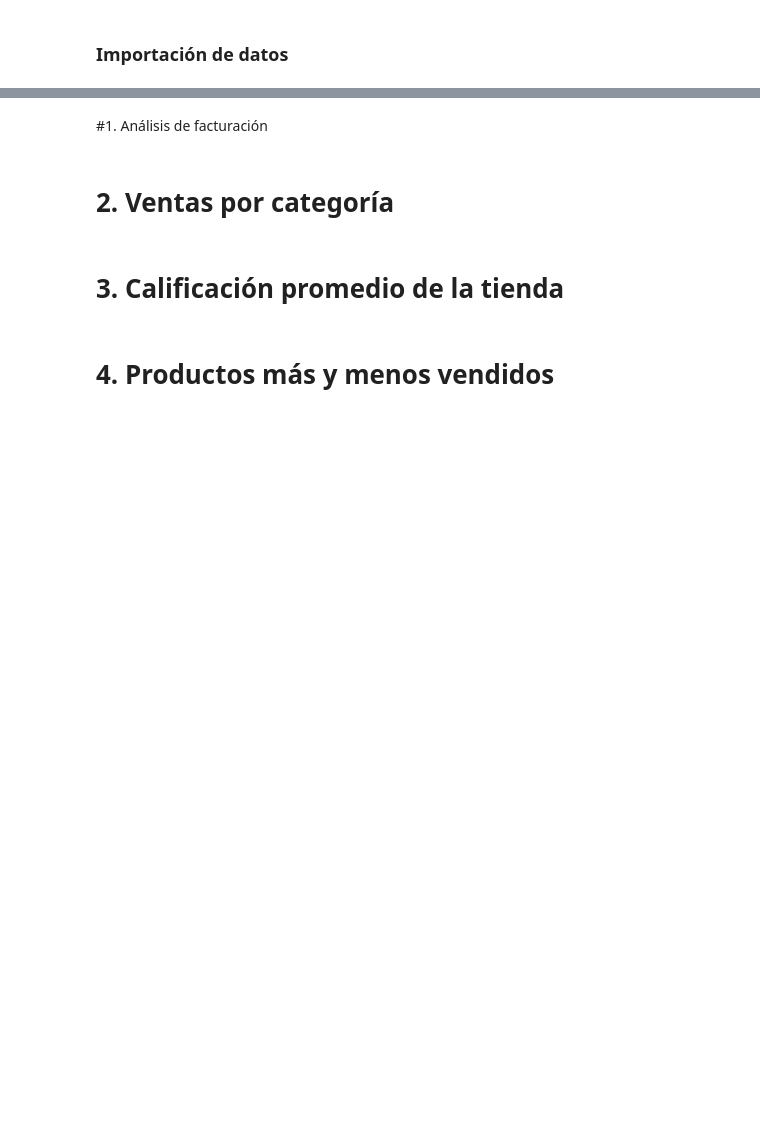
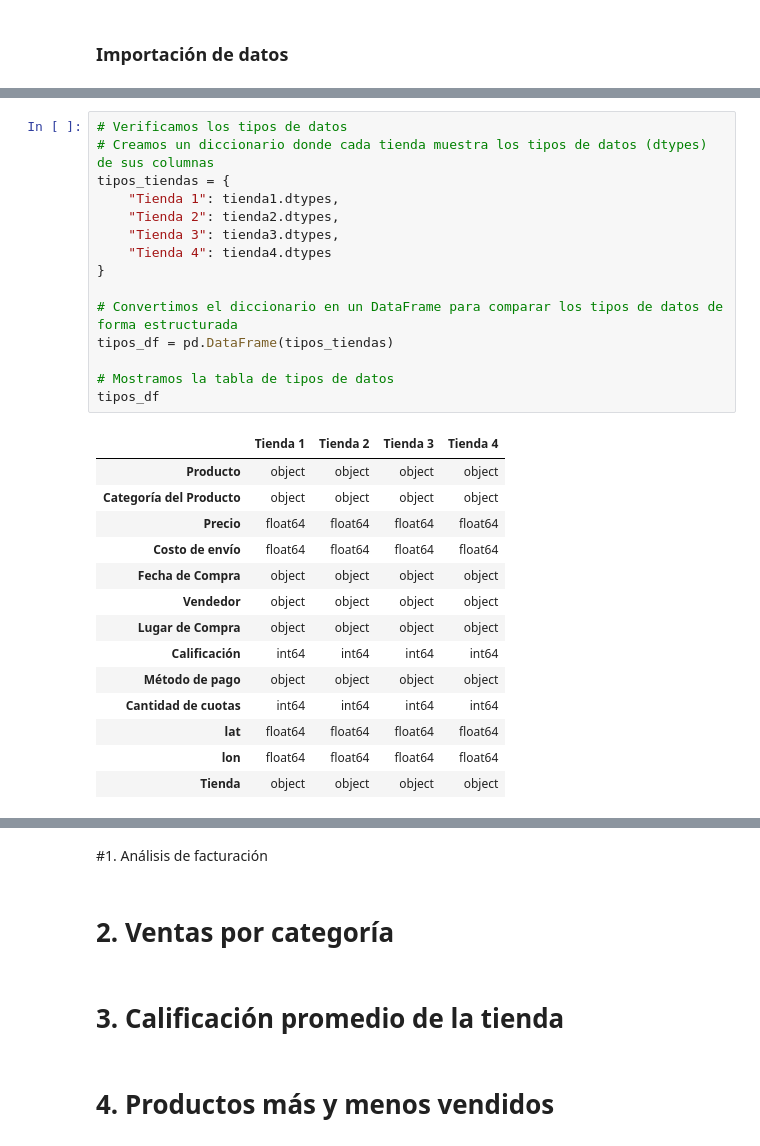
Before and after one commit to PaoloVerCoquimbo/Challenge_1_DataLover_Alura_Oracle_OneG9_08112025, a Jupyter notebook: AluraStoreLatam.ipynb, the cells around one changed output, grey strips where cells are left out. Saved outputs shown, nothing was run; the diff lists cells and outputs as text; blank space fills up the shorter version.

```diff
--- a/AluraStoreLatam.ipynb
+++ b/AluraStoreLatam.ipynb
@@ -25,0 +70,30 @@ tienda.head()
+# %%
+# Verificamos los tipos de datos
+# Creamos un diccionario donde cada tienda muestra los tipos de datos (dtypes) de sus columnas
+tipos_tiendas = {
+    "Tienda 1": tienda1.dtypes,
+    "Tienda 2": tienda2.dtypes,
+    "Tienda 3": tienda3.dtypes,
+    "Tienda 4": tienda4.dtypes
+}
+
+# Convertimos el diccionario en un DataFrame para comparar los tipos de datos de forma estructurada
+tipos_df = pd.DataFrame(tipos_tiendas)
+
+# Mostramos la tabla de tipos de datos
+tipos_df
+# %% [output]
+|  | Tienda 1 | Tienda 2 | Tienda 3 | Tienda 4 |
+| Producto | object | object | object | object |
+| Categoría del Producto | object | object | object | object |
+| Precio | float64 | float64 | float64 | float64 |
+| Costo de envío | float64 | float64 | float64 | float64 |
+| Fecha de Compra | object | object | object | object |
+| Vendedor | object | object | object | object |
+| Lugar de Compra | object | object | object | object |
+| Calificación | int64 | int64 | int64 | int64 |
+| Método de pago | object | object | object | object |
+| Cantidad de cuotas | int64 | int64 | int64 | int64 |
+| lat | float64 | float64 | float64 | float64 |
+| lon | float64 | float64 | float64 | float64 |
+| Tienda | object | object | object | object |
```
Also changed, not shown: parts of 6 cells of this notebook.
